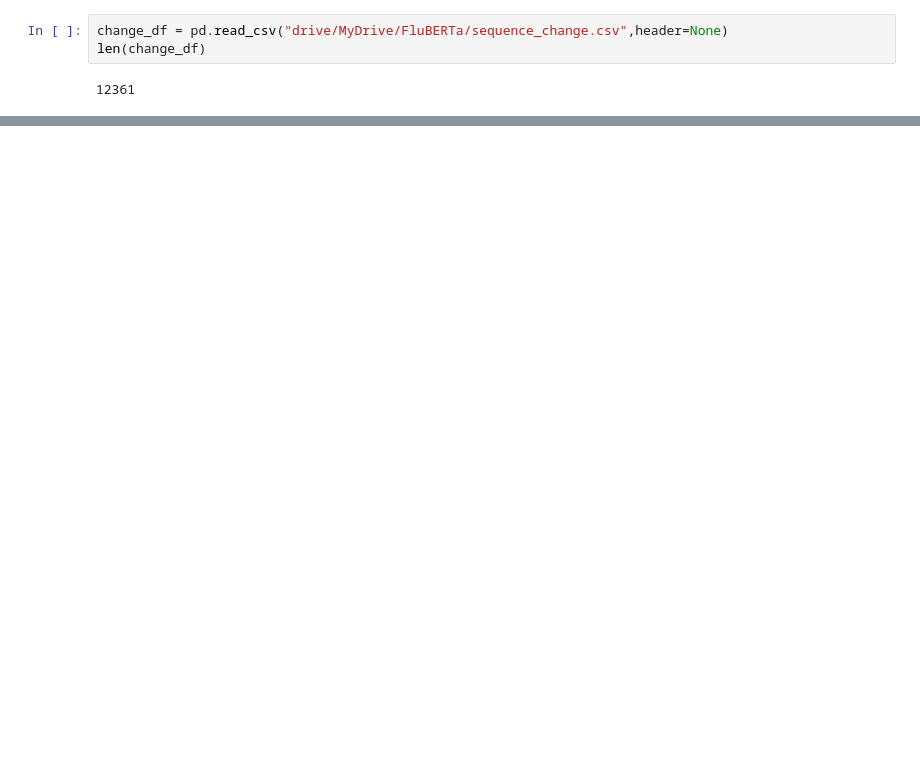
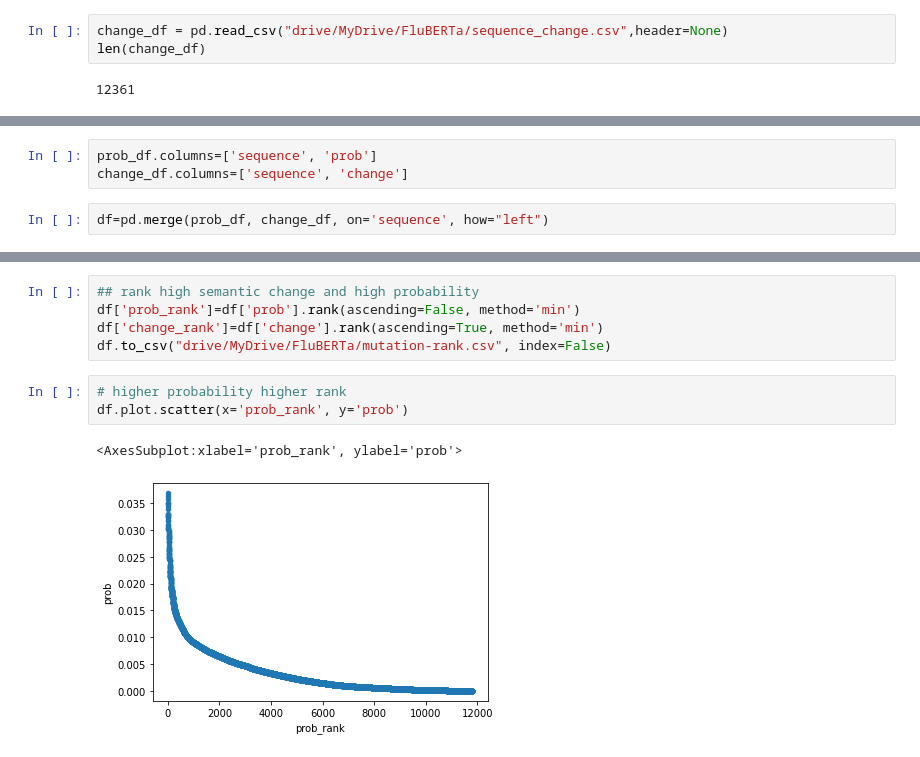
Before and after one commit to areias/viral-escape, a Jupyter notebook: FluBERTa_prediction.ipynb, the cells around one changed output, grey strips where cells are left out. Saved outputs shown, nothing was run; the diff lists cells and outputs as text; blank space fills up the shorter version.

```diff
--- a/FluBERTa_prediction.ipynb
+++ b/FluBERTa_prediction.ipynb
@@ -764,0 +326,5 @@ maticality”
+# %%
+prob_df.columns=['sequence', 'prob']
+change_df.columns=['sequence', 'change']
+# %%
+df=pd.merge(prob_df, change_df, on='sequence', how="left")
@@ -764,0 +353,11 @@ maticality”
+# %%
+## rank high semantic change and high probability
+df['prob_rank']=df['prob'].rank(ascending=False, method='min')
+df['change_rank']=df['change'].rank(ascending=True, method='min')
+df.to_csv("drive/MyDrive/FluBERTa/mutation-rank.csv", index=False)
+# %%
+# higher probability higher rank
+df.plot.scatter(x='prob_rank', y='prob')
+# %% [output]
+<AxesSubplot:xlabel='prob_rank', ylabel='prob'>
+[figure, added]
```
Also changed, not shown: parts of 67 cells of this notebook.
